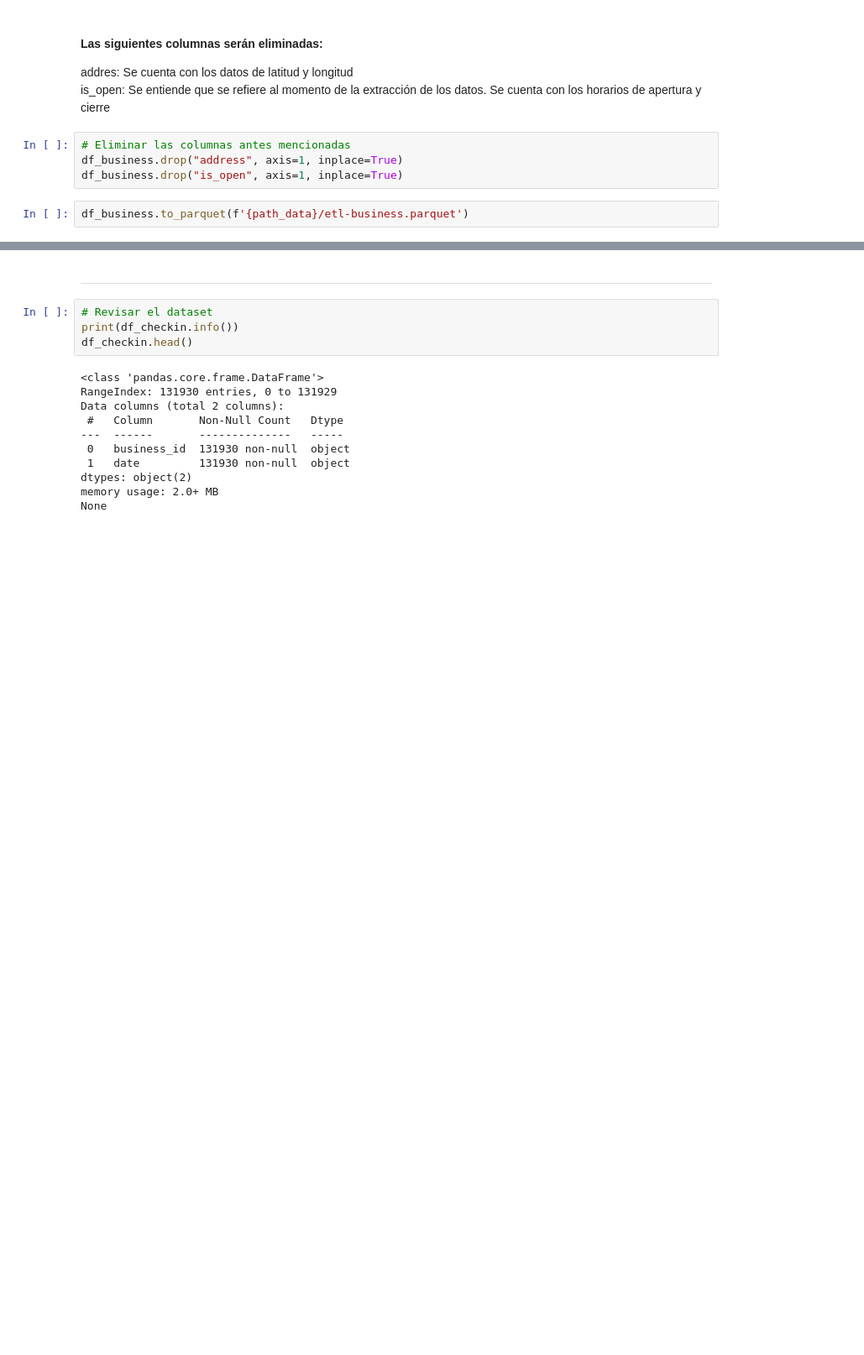
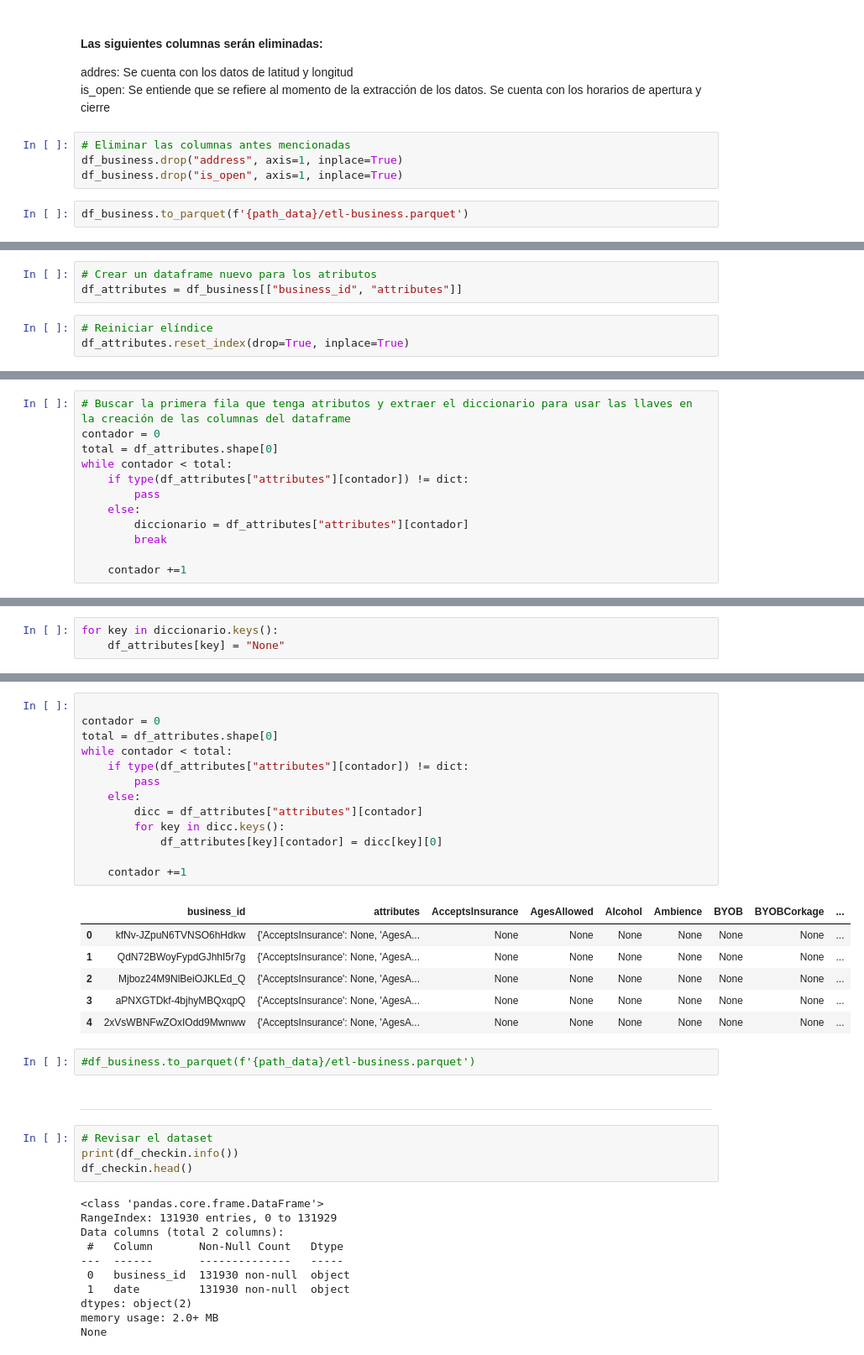
Before and after one commit to litcoininvestorbros/Henry_PF, a Jupyter notebook: notebooks/eda_yelp.ipynb, the cells around one changed output, grey strips where cells are left out. Shown at 84% size. Cells and saved outputs as stored; diff of their text form; blank space fills up the shorter version.

```diff
--- a/notebooks/eda_yelp.ipynb
+++ b/notebooks/eda_yelp.ipynb
@@ -194,0 +178,6 @@ df_business["attributes"].iloc[0]
+# %%
+# Crear un dataframe nuevo para los atributos
+df_attributes = df_business[["business_id", "attributes"]]
+# %%
+# Reiniciar elíndice
+df_attributes.reset_index(drop=True, inplace=True)
@@ -194,0 +188,12 @@ df_business["attributes"].iloc[0]
+# %%
+# Buscar la primera fila que tenga atributos y extraer el diccionario para usar las llaves en la creación de las columnas del dataframe
+contador = 0
+total = df_attributes.shape[0]
+while contador < total:
+    if type(df_attributes["attributes"][contador]) != dict:
+        pass
+    else:
+        diccionario = df_attributes["attributes"][contador]
+        break
+
+    contador +=1
@@ -194,0 +204,3 @@ df_business["attributes"].iloc[0]
+# %%
+for key in diccionario.keys():
+    df_attributes[key] = "None"
@@ -195,3 +225,25 @@ df_business["attributes"].iloc[0]
+# %%
+
+contador = 0
+total = df_attributes.shape[0]
+while contador < total:
+    if type(df_attributes["attributes"][contador]) != dict:
+        pass
+    else:
+        dicc = df_attributes["attributes"][contador]
+        for key in dicc.keys():
+            df_attributes[key][contador] = dicc[key][0]
+
+    contador +=1
+# %% [output]
+|  | business_id | attributes | AcceptsInsurance | AgesAllowed | Alcohol | Ambience | BYOB | BYOBCorkage | ... |
+| 0 | kfNv-JZpuN6TVNSO6hHdkw | {'AcceptsInsurance': None, 'AgesA... | None | None | None | None | None | None | ... |
+| 1 | QdN72BWoyFypdGJhhI5r7g | {'AcceptsInsurance': None, 'AgesA... | None | None | None | None | None | None | ... |
+| 2 | Mjboz24M9NlBeiOJKLEd_Q | {'AcceptsInsurance': None, 'AgesA... | None | None | None | None | None | None | ... |
+| 3 | aPNXGTDkf-4bjhyMBQxqpQ | {'AcceptsInsurance': None, 'AgesA... | None | None | None | None | None | None | ... |
+| 4 | 2xVsWBNFwZOxIOdd9Mwnww | {'AcceptsInsurance': None, 'AgesA... | None | None | None | None | None | None | ... |
+# %%
+#df_business.to_parquet(f'{path_data}/etl-business.parquet')
 # %% [markdown]
 -------------------
 # %%
```
Also changed, not shown: parts of 22 cells of this notebook, 1 other file.
